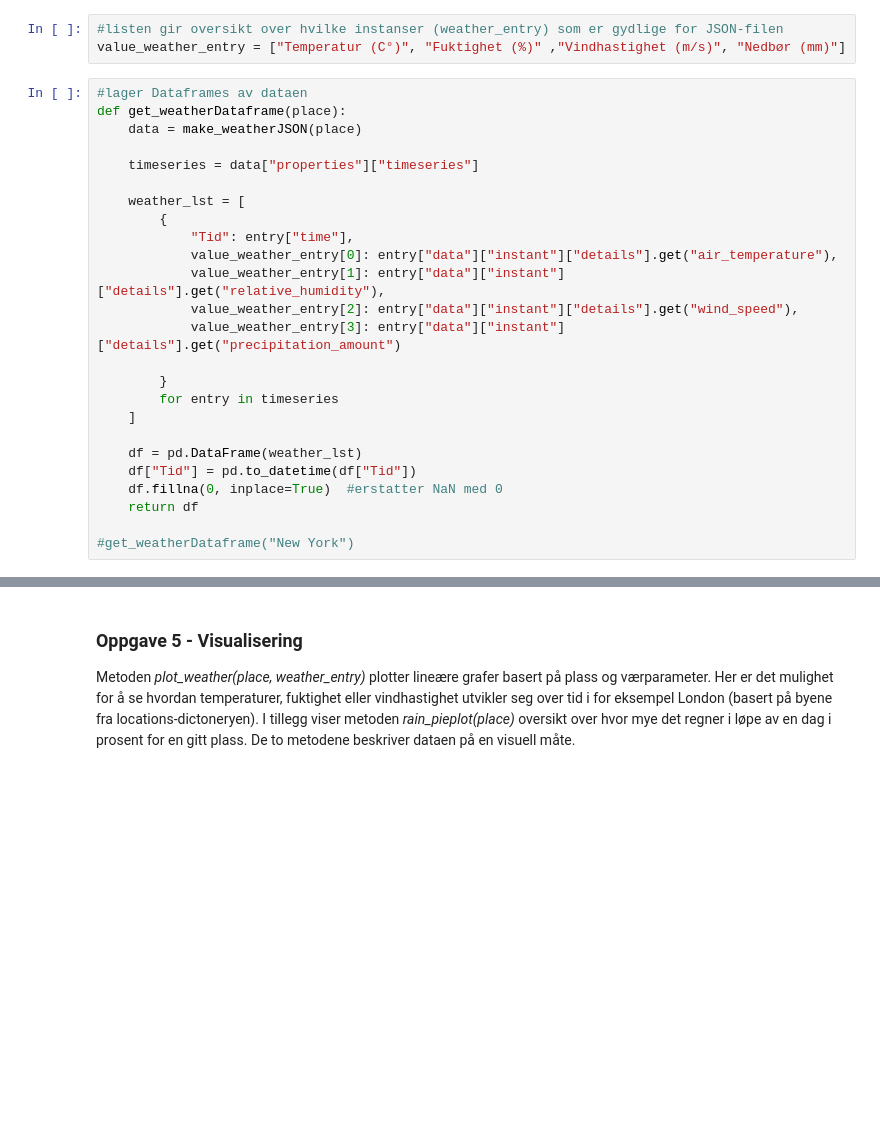
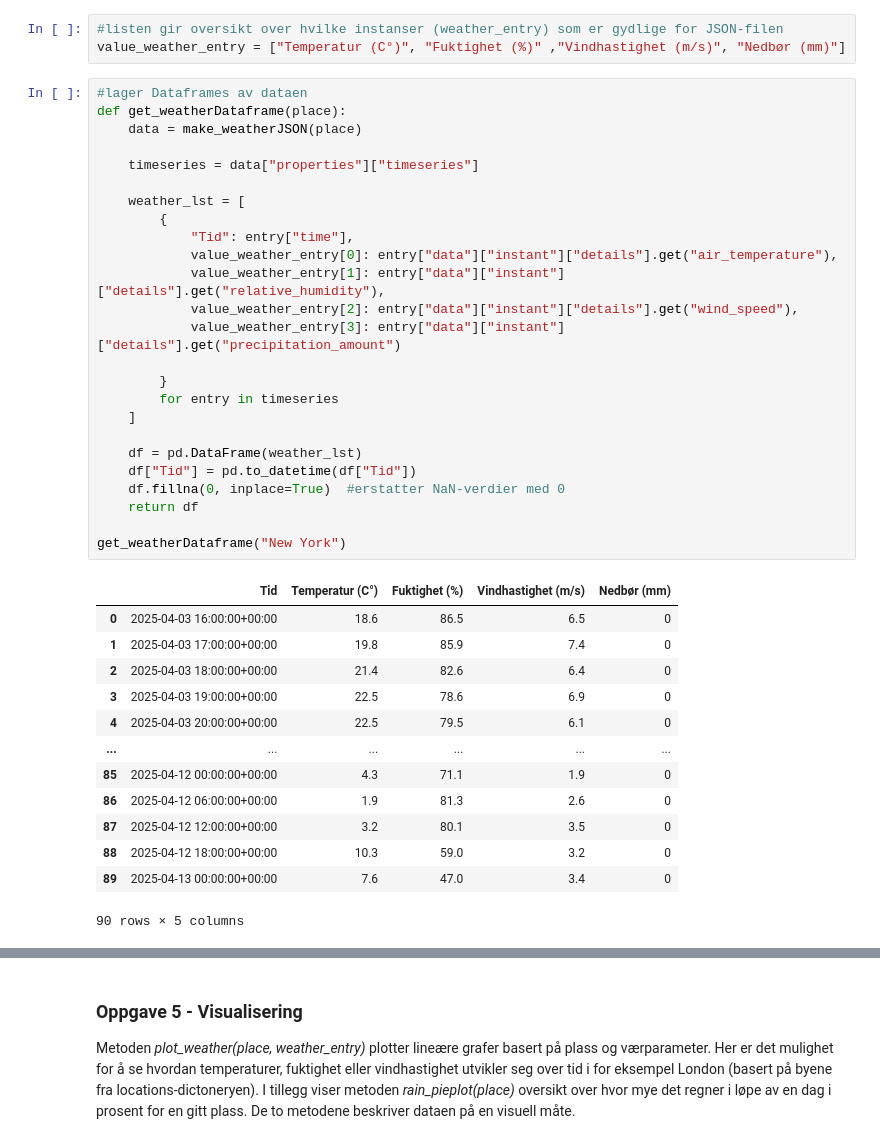
Before and after one commit to nhstorbe/Prosjekt-Anvendt-, a Jupyter notebook: src/Mappe 2/data_visualisering_fremtid.ipynb, the cells around one changed output, grey strips where cells are left out. Cells and saved outputs as stored; diff of their text form; blank space fills up the shorter version.

```diff
--- a/src/Mappe 2/data_visualisering_fremtid.ipynb
+++ b/src/Mappe 2/data_visualisering_fremtid.ipynb
@@ -75,28 +75,42 @@ value_weather_entry = ["Temperatur (C°)", "Fuktighet (%)" ,"Vindhastighet (m/s)
 # %%
 #lager Dataframes av dataen
 def get_weatherDataframe(place):
     data = make_weatherJSON(place)
 
     timeseries = data["properties"]["timeseries"]
 
     weather_lst = [
         {
             "Tid": entry["time"],
             value_weather_entry[0]: entry["data"]["instant"]["details"].get("air_temperature"),
             value_weather_entry[1]: entry["data"]["instant"]["details"].get("relative_humidity"),
             value_weather_entry[2]: entry["data"]["instant"]["details"].get("wind_speed"),
             value_weather_entry[3]: entry["data"]["instant"]["details"].get("precipitation_amount")
 
         }
         for entry in timeseries
     ]
 
     df = pd.DataFrame(weather_lst)
     df["Tid"] = pd.to_datetime(df["Tid"])
-    df.fillna(0, inplace=True)  #erstatter NaN med 0
+    df.fillna(0, inplace=True)  #erstatter NaN-verdier med 0
     return df
 
-#get_weatherDataframe("New York")
+get_weatherDataframe("New York")
+# %% [output]
+|  | Tid | Temperatur (C°) | Fuktighet (%) | Vindhastighet (m/s) | Nedbør (mm) |
+| 0 | 2025-04-03 16:00:00+00:00 | 18.6 | 86.5 | 6.5 | 0 |
+| 1 | 2025-04-03 17:00:00+00:00 | 19.8 | 85.9 | 7.4 | 0 |
+| 2 | 2025-04-03 18:00:00+00:00 | 21.4 | 82.6 | 6.4 | 0 |
+| 3 | 2025-04-03 19:00:00+00:00 | 22.5 | 78.6 | 6.9 | 0 |
+| 4 | 2025-04-03 20:00:00+00:00 | 22.5 | 79.5 | 6.1 | 0 |
+| ... | ... | ... | ... | ... | ... |
+| 85 | 2025-04-12 00:00:00+00:00 | 4.3 | 71.1 | 1.9 | 0 |
+| 86 | 2025-04-12 06:00:00+00:00 | 1.9 | 81.3 | 2.6 | 0 |
+| 87 | 2025-04-12 12:00:00+00:00 | 3.2 | 80.1 | 3.5 | 0 |
+| 88 | 2025-04-12 18:00:00+00:00 | 10.3 | 59.0 | 3.2 | 0 |
+| 89 | 2025-04-13 00:00:00+00:00 | 7.6 | 47.0 | 3.4 | 0 |
+90 rows × 5 columns
 # %%
 def get_statistics(place, weather_entry):
     df = pd.DataFrame(get_weatherDataframe(place))
```
Also changed, not shown: parts of 4 cells of this notebook.
